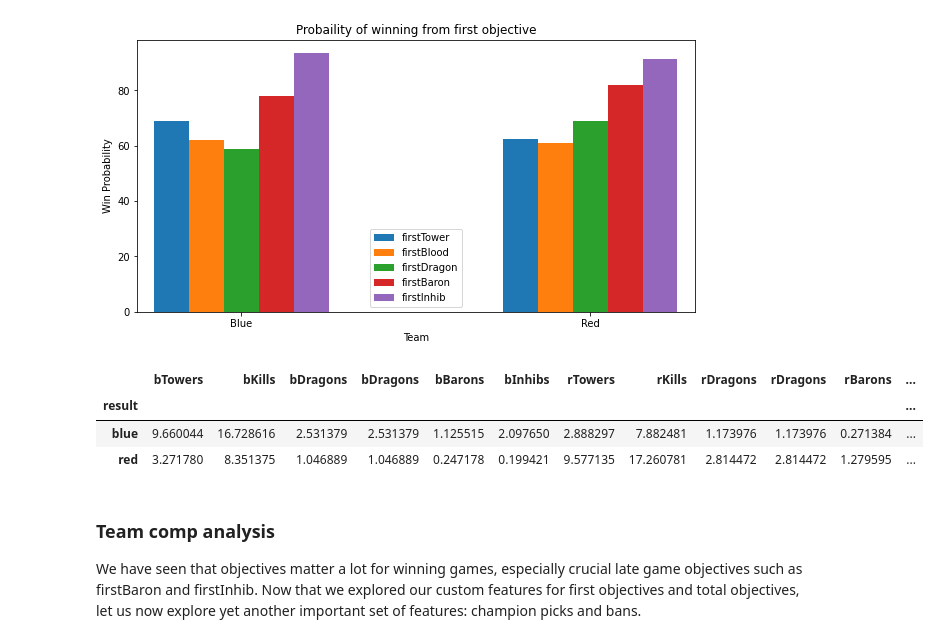
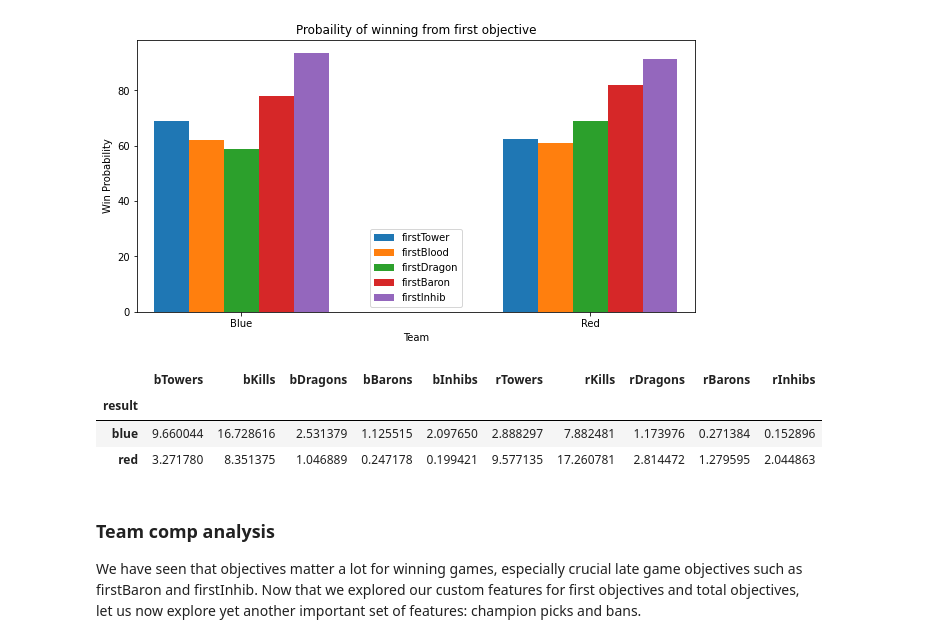
Before and after one commit to ksun0/league-of-data, a Jupyter notebook: cis545_final_project_LoL.ipynb, the cells around one changed output. Saved outputs shown, nothing was run; the diff lists cells and outputs as text; code cells hidden in the pictures.

```diff
--- a/cis545_final_project_LoL.ipynb
+++ b/cis545_final_project_LoL.ipynb
@@ -590,15 +595,14 @@ Team (Red) - 91.34587554269174 win rate
 [figure]
 # %%
 objectives_total = [
-    'bTowers', 'bKills', 'bDragons', 'bDragons', 'bBarons', 'bInhibs',
-    'rTowers', 'rKills', 'rDragons', 'rDragons', 'rBarons', 'rInhibs'
+    'bTowers', 'bKills', 'bDragons', 'bBarons', 'bInhibs', 'rTowers', 'rKills', 'rDragons', 'rBarons', 'rInhibs'
 ]
 games_df.groupby('result')[objectives_total].mean()
 # %% [output]
-|  | bTowers | bKills | bDragons | bDragons | bBarons | bInhibs | rTowers | rKills | rDragons | rDragons | rBarons | ... |
-| result |  |  |  |  |  |  |  |  |  |  |  | ... |
-| blue | 9.660044 | 16.728616 | 2.531379 | 2.531379 | 1.125515 | 2.097650 | 2.888297 | 7.882481 | 1.173976 | 1.173976 | 0.271384 | ... |
-| red | 3.271780 | 8.351375 | 1.046889 | 1.046889 | 0.247178 | 0.199421 | 9.577135 | 17.260781 | 2.814472 | 2.814472 | 1.279595 | ... |
+|  | bTowers | bKills | bDragons | bBarons | bInhibs | rTowers | rKills | rDragons | rBarons | rInhibs |
+| result |  |  |  |  |  |  |  |  |  |  |
+| blue | 9.660044 | 16.728616 | 2.531379 | 1.125515 | 2.097650 | 2.888297 | 7.882481 | 1.173976 | 0.271384 | 0.152896 |
+| red | 3.271780 | 8.351375 | 1.046889 | 0.247178 | 0.199421 | 9.577135 | 17.260781 | 2.814472 | 1.279595 | 2.044863 |
 # %% [markdown]
 ### Team comp analysis
 We have seen that objectives matter a lot for winning games, especially crucial late game objectives such as firstBaron and firstInhib. Now that we explored our custom features for first objectives and total objectives, let us now explore yet another important set of features: champion picks and bans.
```
Also changed, not shown: parts of 51 cells of this notebook, 5 other files.
